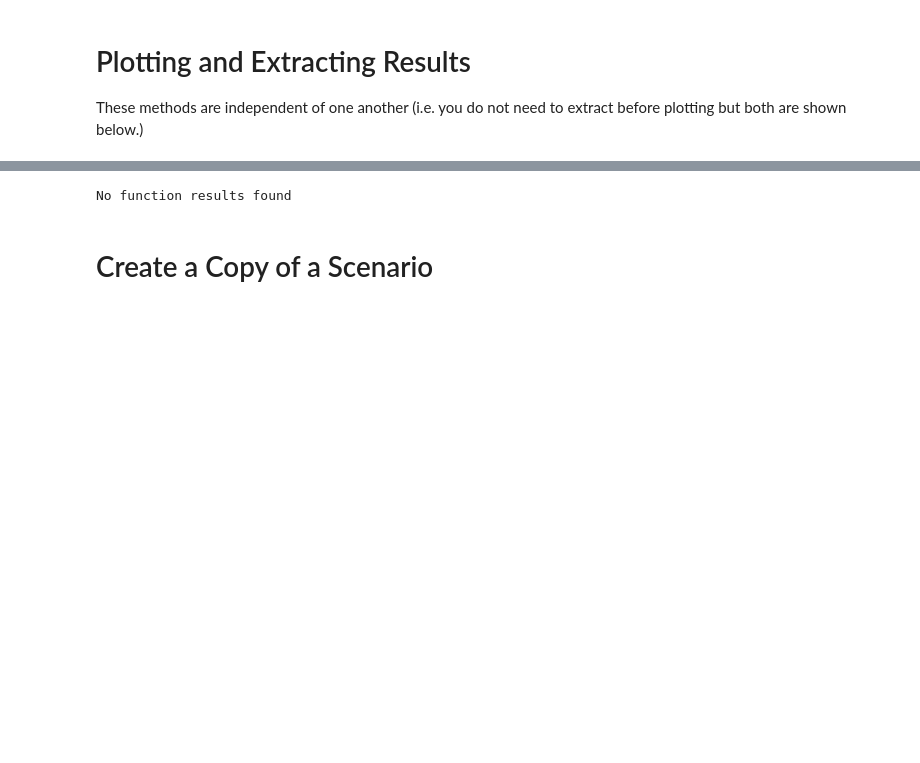
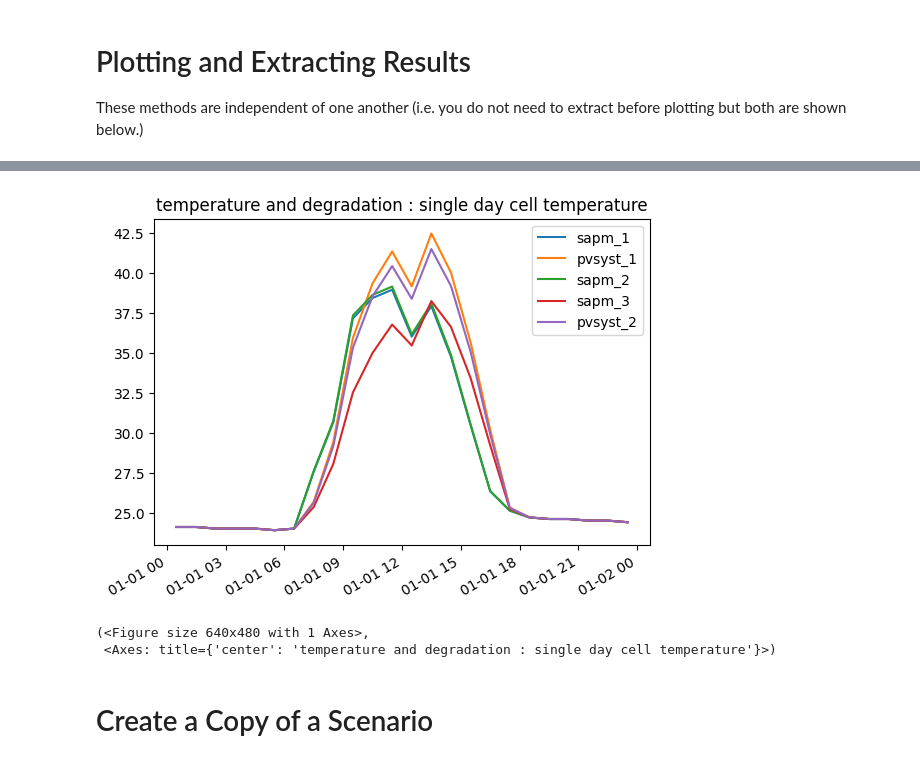
Before and after one commit to NatLabRockies/PVDegradationTools, a Jupyter notebook: tutorials/04_scenario/01_scenario_temperature.ipynb, the cells around one changed output, grey strips where cells are left out. Cells and saved outputs as stored; diff of their text form; code cells hidden in the pictures; blank space fills up the shorter version.

Commit message:
Fix scenario temp

```diff
--- a/tutorials/04_scenario/01_scenario_temperature.ipynb
+++ b/tutorials/04_scenario/01_scenario_temperature.ipynb
@@ -116,13 +116,14 @@ import datetime
 t0 = datetime.datetime(1970, 1, 1, 0, 0)
 tf = datetime.datetime(1970, 1, 1, 23, 59)
 
-# Get the first function result dynamically
-function_ids = [key[1] for key in scene_temp.results.keys() if key[0] == "function"]
-if function_ids:
-    temp_df = scene_temp.extract(
-        ("function", function_ids[0]), tmy=True, start_time=t0, end_time=tf
-    )
-    display(temp_df)
-else:
-    print("No function results found")
+# scene_temp.results is keyed by module_name, whose values are dicts keyed by
+# job_id. Grab the first job_id from any module to use as the ('function', ...)
+# target for extract/plot.
+first_module_results = next(iter(scene_temp.results.values()))
+first_job_id = next(iter(first_module_results.keys()))
+
+temp_df = scene_temp.extract(
+    ("function", first_job_id), tmy=True, start_time=t0, end_time=tf
+)
+display(temp_df)
 # %% [output]
@@ -130,18 +147,15 @@ No function results found
-# %%
-# Get the first function result dynamically for plotting
-function_ids = [key[1] for key in scene_temp.results.keys() if key[0] == "function"]
-if function_ids:
-    scene_temp.plot(
-        ("function", function_ids[0]),
-        tmy=True,
-        start_time=t0,
-        end_time=tf,
-        title="single day cell temperature",
-    )
-else:
-    print("No function results found")
-# %% [output]
-No function results found
+# %%
+scene_temp.plot(
+    ("function", first_job_id),
+    tmy=True,
+    start_time=t0,
+    end_time=tf,
+    title="single day cell temperature",
+)
+# %% [output]
+[figure, added]
+(<Figure size 640x480 with 1 Axes>,
+ <Axes: title={'center': 'temperature and degradation : single day cell temperature'}>)
 # %% [markdown]
 # Create a Copy of a Scenario
 # %%
```
Also changed, not shown: parts of 2 cells of this notebook, 1 other file.
